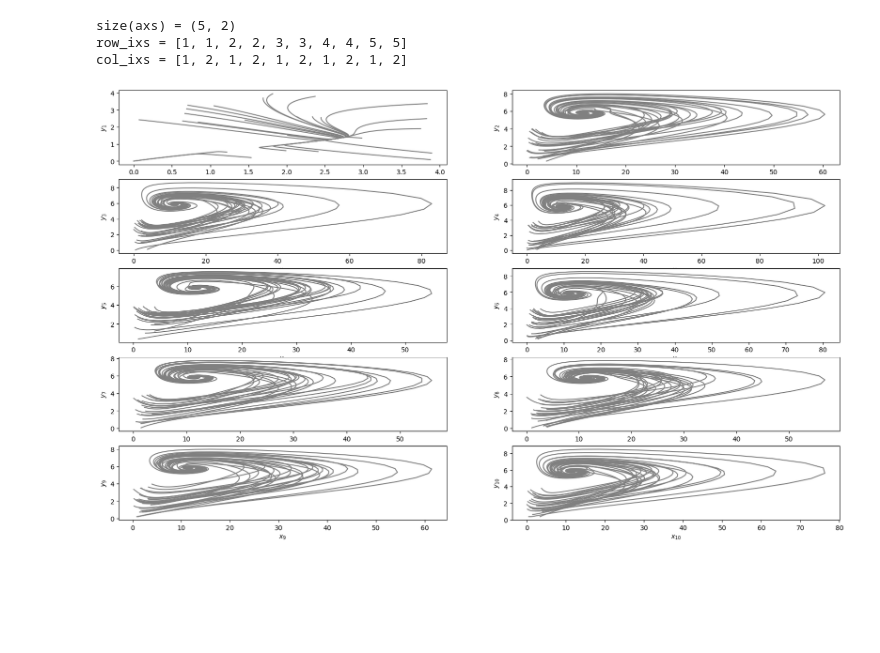
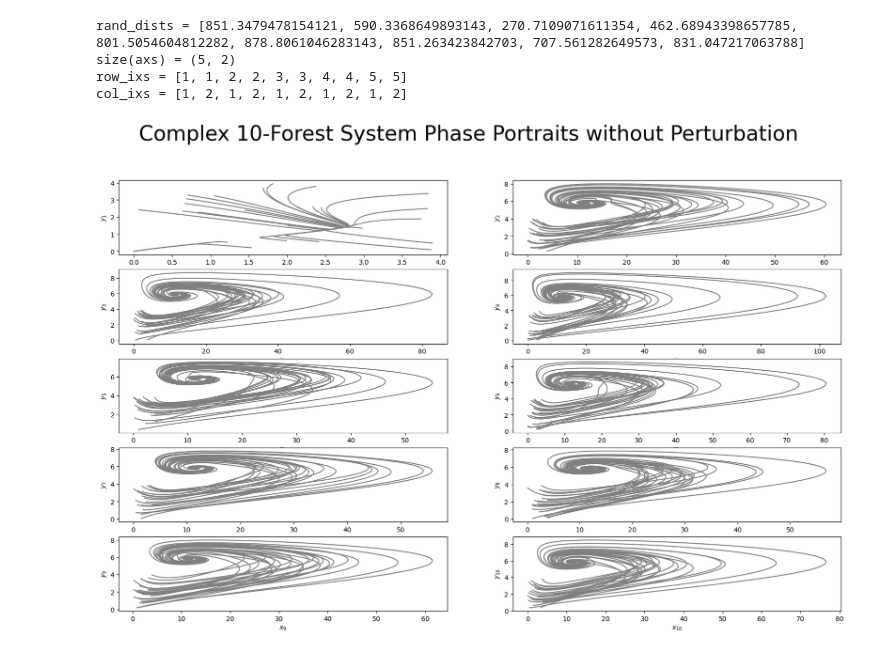
Before and after one commit to marcelvdla/CSSim, a Jupyter notebook: notebooks/jl_fig7_expanded.ipynb, the cells around one changed output. Saved outputs shown, nothing was run; the diff lists cells and outputs as text; code cells hidden in the pictures; blank space fills up the shorter version.

Commit message:
updated figures and B() in w() func in common, comments in chaos, kwargs in plots

```diff
--- a/notebooks/jl_fig7_expanded.ipynb
+++ b/notebooks/jl_fig7_expanded.ipynb
@@ -12,35 +15,44 @@ ncols = 2
 
 # Constant distance
 D = 900
+rand_dists = D*rand(n-1)
+@show rand_dists
 params = Dict{Symbol,Any}(
         :ρ  => 4.2,
         :f  => 1.0,
         :α₀ => -1.0,
         :w₀ =>  1.0,
         :a₁ => 1.0,
         :h  => 2.0,
         :a₂ => 0.0,
         :d  => repeat([D / (n-1)], n-1),
         :l  => 600.0,
         :P₀ => 1.0,
         :β₁ => 0.0,
         :β₂ => 1.0,
         :n  => n,
         :ecosystems_to_deforest => [],
     )
 
 # plot the systems
 fig, axs = phase_portrait(
     50,
     params;
-    nrows=nrows ,
+    nrows=nrows,
     ncols=ncols,
-    figsize=(20, 12)
+    figsize=(20, 12),
+    Δt = 0.005,
+    sharex=false,
 )
 
+fig.suptitle(
+    "Complex 10-Forest System Phase Portraits without Perturbation",
+    fontsize=32)
+
 fig
 # %% [output]
+rand_dists = [851.3479478154121, 590.3368649893143, 270.7109071611354, 462.68943398657785, 801.5054604812282, 878.8061046283143, 851.263423842703, 707.561282649573, 831.047217063788]
 size(axs) = (5, 2)
 row_ixs = [1, 1, 2, 2, 3, 3, 4, 4, 5, 5]
 col_ixs = [1, 2, 1, 2, 1, 2, 1, 2, 1, 2]
-[figure, old version]
+[figure, new version]
```
Also changed, not shown: parts of 1 cell of this notebook, 10 other files.
